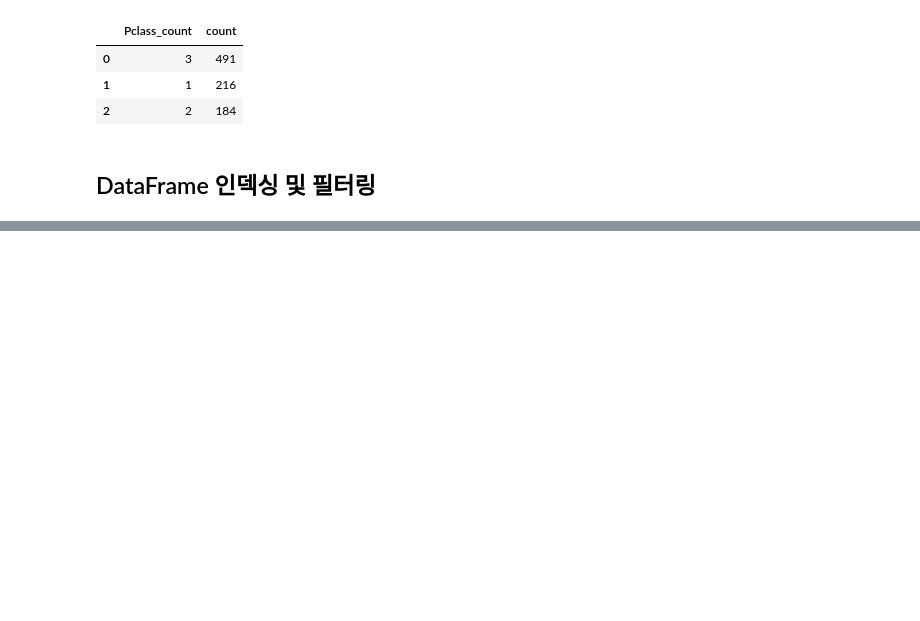
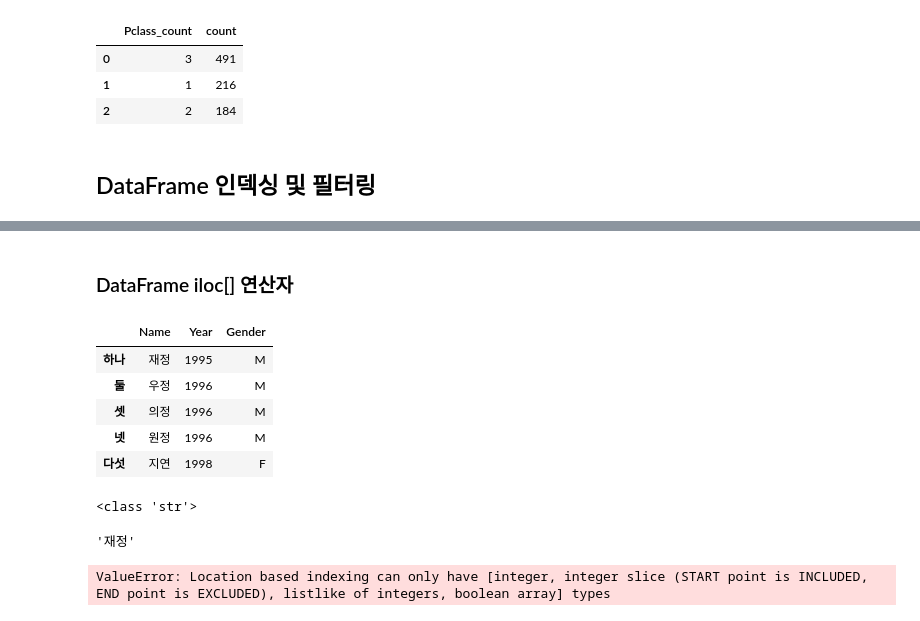
Before and after one commit to RyuJaeJeong/machine-learning-study, a Jupyter notebook: 1장/1.4 데이터핸들링 - 판다스.ipynb, the cells around one changed output, grey strips where cells are left out. Cells and saved outputs as stored; diff of their text form; code cells hidden in the pictures; blank space fills up the shorter version.

```diff
--- a/1장/1.4 데이터핸들링 - 판다스.ipynb
+++ b/1장/1.4 데이터핸들링 - 판다스.ipynb
@@ -392,0 +444,29 @@ new_value_counts_01.rename(columns={'index':'Pclass', 'Pclass':'Pclass_count'})
+# %% [markdown]
+### DataFrame iloc[] 연산자
+# %%
+data = {
+    "Name": ['재정', '우정', '의정', '원정', '지연'],
+    "Year": [1995, 1996, 1996, 1996, 1998],
+    "Gender": ['M', 'M', 'M', 'M', 'F']
+}
+
+data_df = pd.DataFrame(data, index=['하나','둘','셋','넷','다섯'])
+display(data_df)
+# %% [output]
+|  | Name | Year | Gender |
+| 하나 | 재정 | 1995 | M |
+| 둘 | 우정 | 1996 | M |
+| 셋 | 의정 | 1996 | M |
+| 넷 | 원정 | 1996 | M |
+| 다섯 | 지연 | 1998 | F |
+# %%
+print(type(data_df.iloc[0, 0]))
+data_df.iloc[0, 0]
+# %% [output]
+<class 'str'>
+'재정'
+# %%
+# 아래 코드는 오류를 발생 시킵니다.
+data_df.iloc[0, 'Name']
+# %% [output]
+ValueError: Location based indexing can only have [integer, integer slice (START point is INCLUDED, END point is EXCLUDED), listlike of integers, boolean array] types
```
Also changed, not shown: parts of 16 cells of this notebook.
